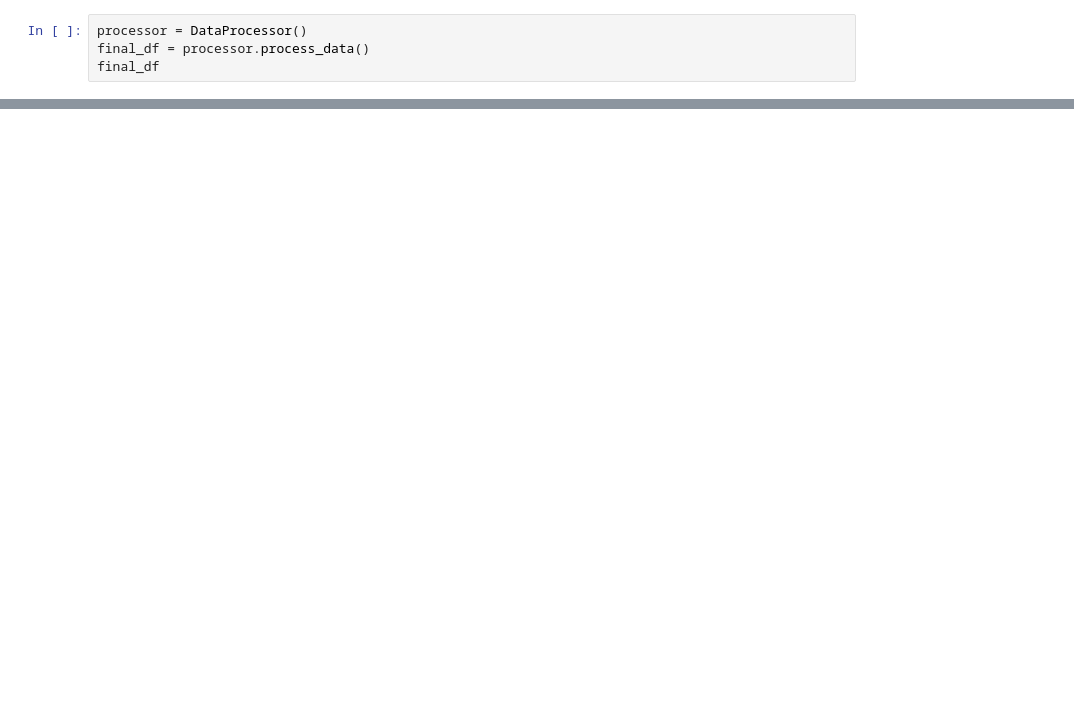
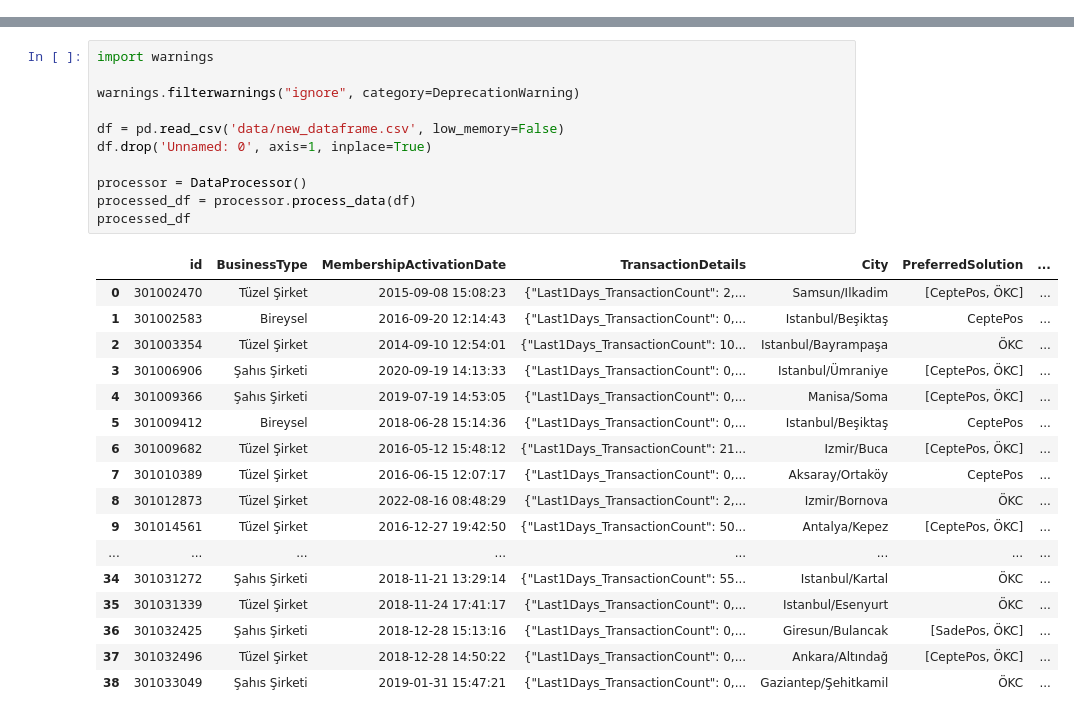
Before and after one commit to Odeal-Hackathon/CustomerDataEnhancement, a Jupyter notebook: CustomerDataEnhancement.ipynb, the cells around one changed output, grey strips where cells are left out. Drawn from its saved outputs; the diff is of its cells as text; blank space fills up the shorter version.

Commit message:
🚀✨ Upd: CustomerDataEnhancement.ipynb 🤖

```diff
--- a/CustomerDataEnhancement.ipynb
+++ b/CustomerDataEnhancement.ipynb
@@ -112,4 +0,0 @@ class DataProcessor:
-# %%
-processor = DataProcessor()
-final_df = processor.process_data()
-final_df
@@ -133,0 +162,29 @@ final_df
+# %%
+import warnings
+
+warnings.filterwarnings("ignore", category=DeprecationWarning)
+
+df = pd.read_csv('data/new_dataframe.csv', low_memory=False)
+df.drop('Unnamed: 0', axis=1, inplace=True)
+
+processor = DataProcessor()
+processed_df = processor.process_data(df)
+processed_df
+# %% [output]
+|  | id | BusinessType | MembershipActivationDate | TransactionDetails | City | PreferredSolution | ... |
+| 0 | 301002470 | Tüzel Şirket | 2015-09-08 15:08:23 | {"Last1Days_TransactionCount": 2,... | Samsun/Ilkadim | [CeptePos, ÖKC] | ... |
+| 1 | 301002583 | Bireysel | 2016-09-20 12:14:43 | {"Last1Days_TransactionCount": 0,... | Istanbul/Beşiktaş | CeptePos | ... |
+| 2 | 301003354 | Tüzel Şirket | 2014-09-10 12:54:01 | {"Last1Days_TransactionCount": 10... | Istanbul/Bayrampaşa | ÖKC | ... |
+| 3 | 301006906 | Şahıs Şirketi | 2020-09-19 14:13:33 | {"Last1Days_TransactionCount": 0,... | Istanbul/Ümraniye | [CeptePos, ÖKC] | ... |
+| 4 | 301009366 | Şahıs Şirketi | 2019-07-19 14:53:05 | {"Last1Days_TransactionCount": 0,... | Manisa/Soma | [CeptePos, ÖKC] | ... |
+| 5 | 301009412 | Bireysel | 2018-06-28 15:14:36 | {"Last1Days_TransactionCount": 0,... | Istanbul/Beşiktaş | CeptePos | ... |
+| 6 | 301009682 | Tüzel Şirket | 2016-05-12 15:48:12 | {"Last1Days_TransactionCount": 21... | Izmir/Buca | [CeptePos, ÖKC] | ... |
+| 7 | 301010389 | Tüzel Şirket | 2016-06-15 12:07:17 | {"Last1Days_TransactionCount": 0,... | Aksaray/Ortaköy | CeptePos | ... |
+| 8 | 301012873 | Tüzel Şirket | 2022-08-16 08:48:29 | {"Last1Days_TransactionCount": 2,... | Izmir/Bornova | ÖKC | ... |
+| 9 | 301014561 | Tüzel Şirket | 2016-12-27 19:42:50 | {"Last1Days_TransactionCount": 50... | Antalya/Kepez | [CeptePos, ÖKC] | ... |
+| ... | ... | ... | ... | ... | ... | ... | ... |
+| 34 | 301031272 | Şahıs Şirketi | 2018-11-21 13:29:14 | {"Last1Days_TransactionCount": 55... | Istanbul/Kartal | ÖKC | ... |
+| 35 | 301031339 | Tüzel Şirket | 2018-11-24 17:41:17 | {"Last1Days_TransactionCount": 0,... | Istanbul/Esenyurt | ÖKC | ... |
+| 36 | 301032425 | Şahıs Şirketi | 2018-12-28 15:13:16 | {"Last1Days_TransactionCount": 0,... | Giresun/Bulancak | [SadePos, ÖKC] | ... |
+| 37 | 301032496 | Tüzel Şirket | 2018-12-28 14:50:22 | {"Last1Days_TransactionCount": 0,... | Ankara/Altındağ | [CeptePos, ÖKC] | ... |
+| 38 | 301033049 | Şahıs Şirketi | 2019-01-31 15:47:21 | {"Last1Days_TransactionCount": 0,... | Gaziantep/Şehitkamil | ÖKC | ... |
```
Also changed, not shown: parts of 12 cells of this notebook.
